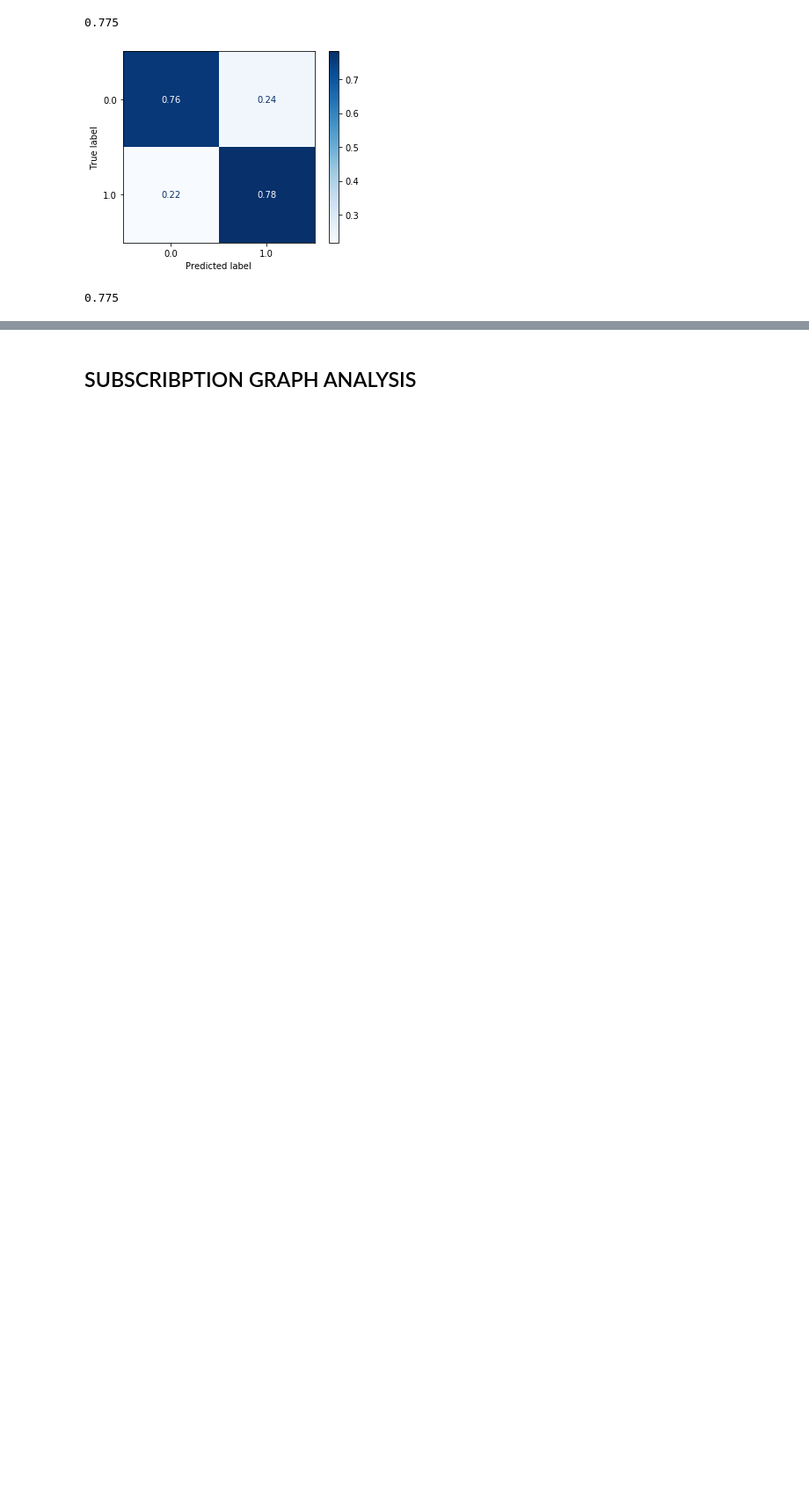
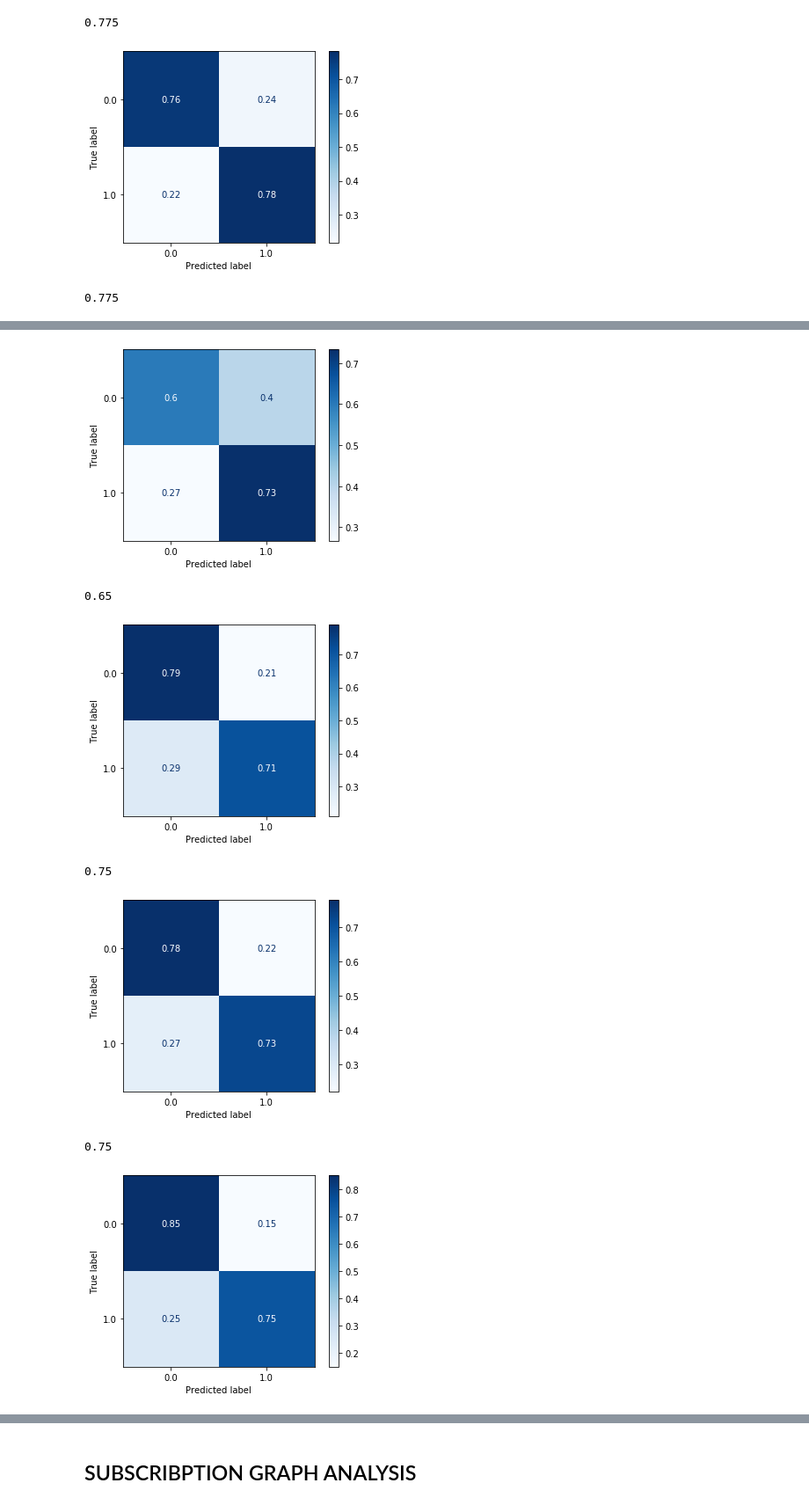
Before and after one commit to giulianosoced/YouTube-virus-NLP, a Jupyter notebook: Tesi_analisi.ipynb, the cells around one changed output, grey strips where cells are left out. Shown at 88% size. Saved outputs shown, nothing was run; the diff lists cells and outputs as text; code cells hidden in the pictures; blank space fills up the shorter version.

```diff
--- a/Tesi_analisi.ipynb
+++ b/Tesi_analisi.ipynb
@@ -750,7 +830,7 @@ parameters={'alpha':[0.0001,0.0003,0.001],
            'max_iter':[500],
            }
 mlp = MLPClassifier()
-clf = GridSearchCV(mlp, parameters)
+clf = GridSearchCV(mlp, parameters, n_jobs=-1)
 kf=KFold(random_state=42)
 
 for train_index, test_index in kf.split(X):
@@ -798,0 +933,31 @@ for train_index, test_index in kf.split(X):
+# %%
+#create a balanced unique dataset
+joined.loc[joined.outcome==1]
+joinedBal=joined.loc[joined.outcome==1].sample(n=100, random_state=666)
+joinedBal=pd.concat([joinedBal,
+                     joined.loc[joined.outcome==0].sample(n=100, random_state=666)])
+#rearrange at random
+joinedBal=joinedBal.sample(frac=1)
+joinedBal=joinedBal.reset_index(drop=True)
+
+X=joinedBal.drop('outcome', axis=1)
+y=joinedBal.outcome
+# %%
+nb = GaussianNB()
+kf=KFold(random_state=42)
+for train_index, test_index in kf.split(X):
+    X_train, X_test = X.iloc[train_index], X.iloc[test_index]
+    y_train, y_test = y[train_index], y[test_index]
+
+    nb.fit(X_train, y_train)
+    plot_confusion_matrix(nb, X_test, y_test, normalize='true', cmap=plt.cm.Blues)
+    plt.show()
+    print(nb.score(X_test, y_test))
+# %% [output]
+[figure, added]
+0.65
+[figure, added]
+0.75
+[figure, added]
+0.75
+[figure, added]
```
Also changed, not shown: parts of 27 cells of this notebook, 1 other file.
